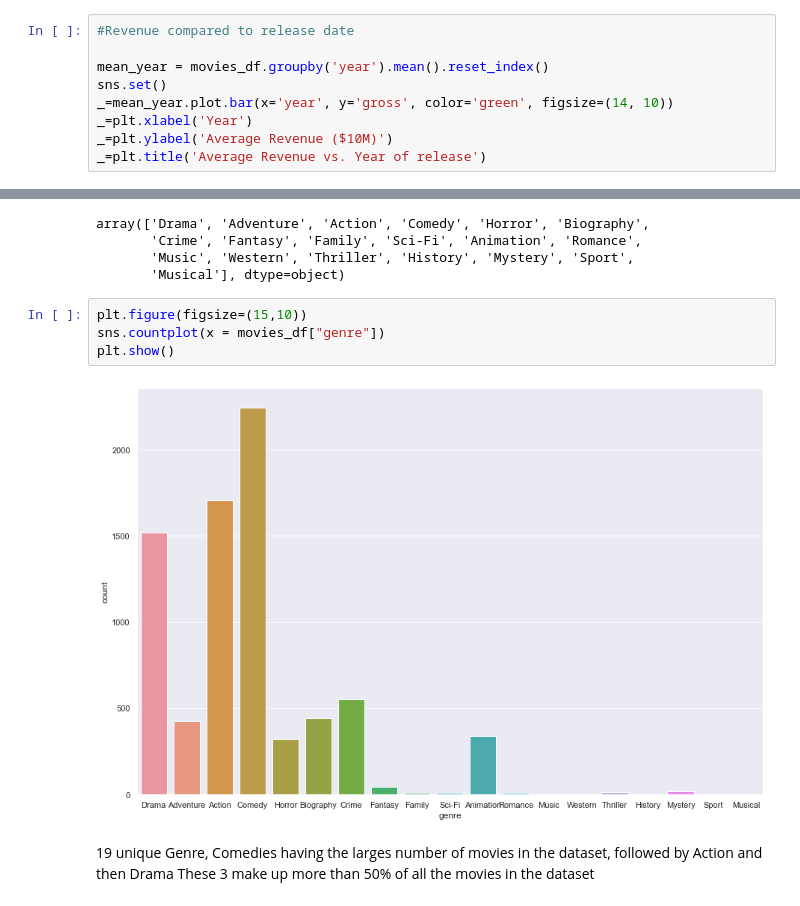
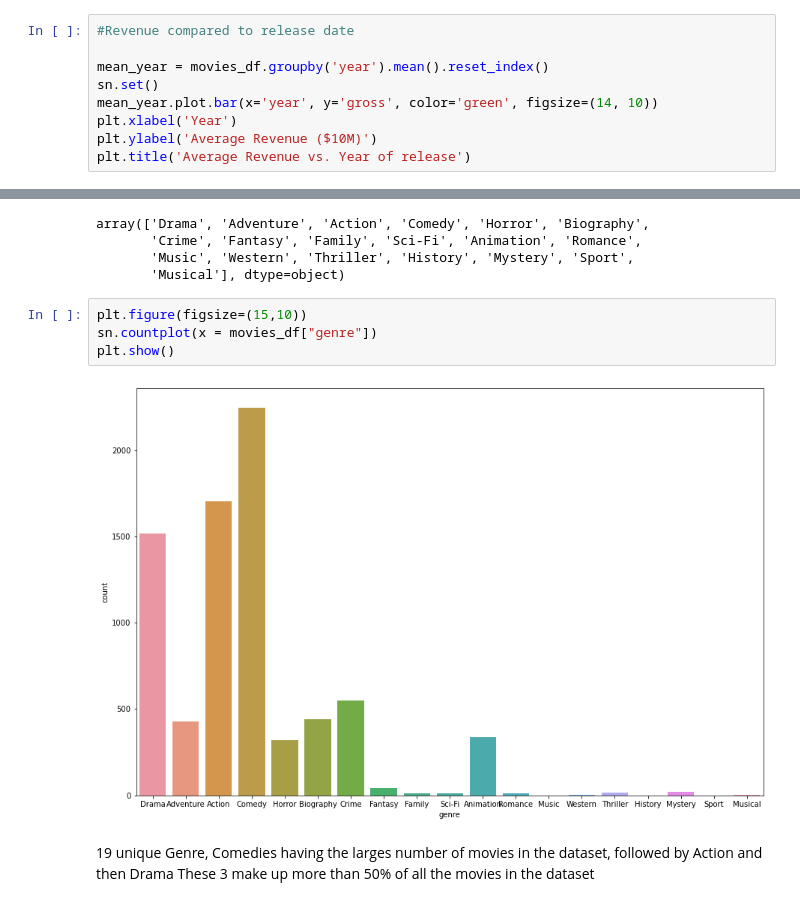
Before and after one commit to 09petrella/Class_Project, a Jupyter notebook: Movies_Data_EDA.ipynb, the cells around one changed output, grey strips where cells are left out. Saved outputs shown, nothing was run; the diff lists cells and outputs as text.

```diff
--- a/Movies_Data_EDA.ipynb
+++ b/Movies_Data_EDA.ipynb
@@ -794,9 +794,9 @@ pl.set_xticklabels(step=5)
 #Revenue compared to release date
 
 mean_year = movies_df.groupby('year').mean().reset_index()
-sns.set()
-_=mean_year.plot.bar(x='year', y='gross', color='green', figsize=(14, 10))
-_=plt.xlabel('Year')
-_=plt.ylabel('Average Revenue ($10M)')
-_=plt.title('Average Revenue vs. Year of release')
+sn.set()
+mean_year.plot.bar(x='year', y='gross', color='green', figsize=(14, 10))
+plt.xlabel('Year')
+plt.ylabel('Average Revenue ($10M)')
+plt.title('Average Revenue vs. Year of release')
 # %% [output]
@@ -814,10 +815,10 @@ array(['Drama', 'Adventure', 'Action', 'Comedy', 'Horror', 'Biography',
        'Musical'], dtype=object)
 # %%
 plt.figure(figsize=(15,10))
-sns.countplot(x = movies_df["genre"])
+sn.countplot(x = movies_df["genre"])
 plt.show()
 # %% [output]
-[figure, old version]
+[figure, new version]
 # %% [markdown]
 
 19 unique Genre,
```
Also changed, not shown: parts of 32 cells of this notebook.
